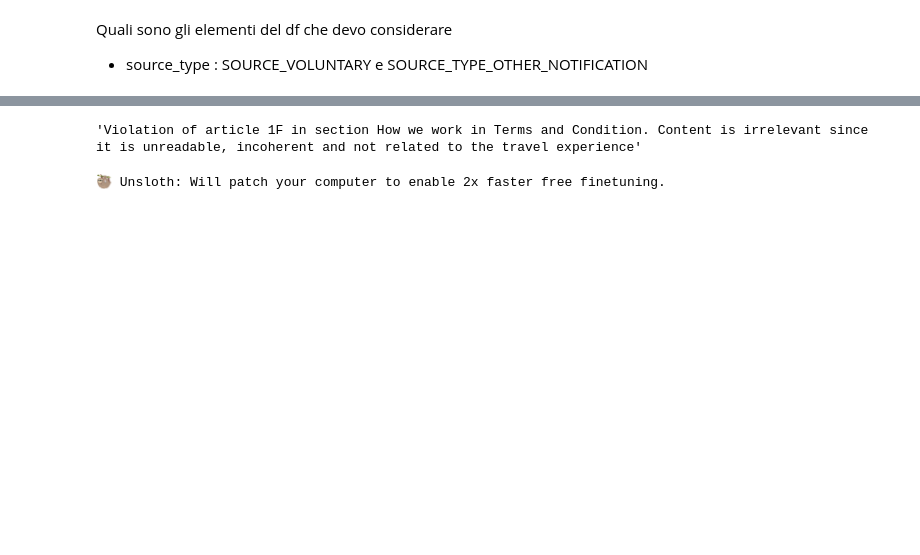
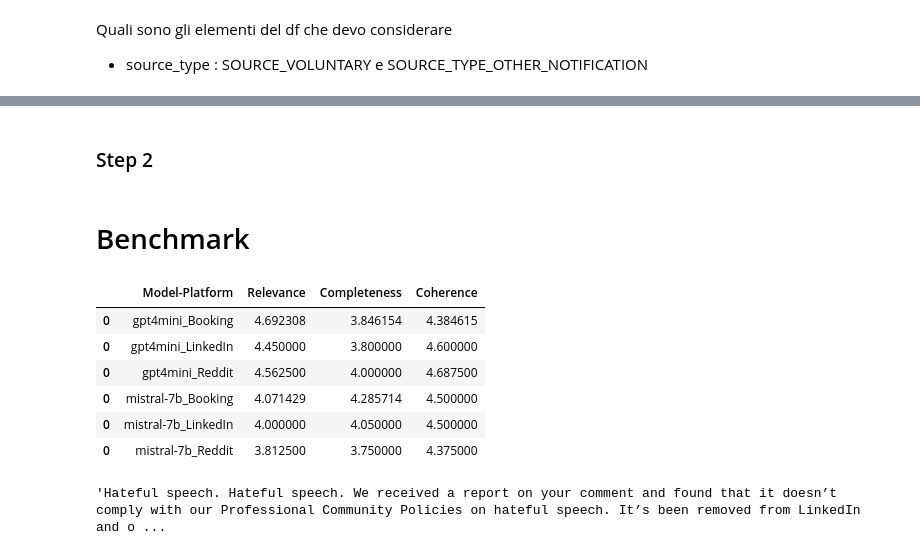
Before and after one commit to sustaz/NLP_DSA_transparency, a Jupyter notebook: statement_of_reason_llm.ipynb, the cells around one changed output, grey strips where cells are left out. Cells and saved outputs as stored; diff of their text form; code cells hidden in the pictures; blank space fills up the shorter version.

```diff
--- a/statement_of_reason_llm.ipynb
+++ b/statement_of_reason_llm.ipynb
@@ -112,13 +95,13 @@ def write_text_to_docx(text, file_path):
 # %% [markdown]
 # Read statements of reason
 # %%
-# prompt: read csv files from a folder and concatenate them into a single dataframe
-
 import pandas as pd
 import os
 
+provider = 'LinkedIn'
+
 # Specify the folder path containing the CSV files
-folder_path = '/content/drive/MyDrive/NLLP/data/Booking/New_Statements_filtered'
+folder_path = f'/content/drive/MyDrive/NLLP/data/{provider}/New_Statements_filtered'
 
 # Initialize an empty list to store the dataframes
 dfs = []
@@ -167,5 +145,5 @@ dtype: int64
 # %%
 from sklearn.model_selection import train_test_split
 
-# Group the DataFrame by 'category' and sample 4 rows from each group
-df = df.groupby('category').apply(lambda x: x.sample(n=4)).reset_index(drop=True)
+# Group the DataFrame by 'category' and sample 1 rows from each group
+df = concatenated_df.groupby('category').apply(lambda x: x.sample(n=1, random_state=42)).reset_index(drop=True)
@@ -343,0 +680,2 @@ for top_phrase in top_corpus.page_content.split('.\n'):
+# %% [markdown]
+### Step 2
@@ -343,0 +748,2 @@ for top_phrase in top_corpus.page_content.split('.\n'):
+# %% [markdown]
+# Benchmark
@@ -343,0 +820,10 @@ for top_phrase in top_corpus.page_content.split('.\n'):
+# %%
+final_result
+# %% [output]
+|  | Model-Platform | Relevance | Completeness | Coherence |
+| 0 | gpt4mini_Booking | 4.692308 | 3.846154 | 4.384615 |
+| 0 | gpt4mini_LinkedIn | 4.450000 | 3.800000 | 4.600000 |
+| 0 | gpt4mini_Reddit | 4.562500 | 4.000000 | 4.687500 |
+| 0 | mistral-7b_Booking | 4.071429 | 4.285714 | 4.500000 |
+| 0 | mistral-7b_LinkedIn | 4.000000 | 4.050000 | 4.500000 |
+| 0 | mistral-7b_Reddit | 3.812500 | 3.750000 | 4.375000 |
@@ -344,50 +987,4 @@ for top_phrase in top_corpus.page_content.split('.\n'):
 # %%
-statements_of_reason[0]
+statements_of_reason[0][1]
 # %% [output]
-'Violation of article 1F in section How we work in Terms and Condition. Content is irrelevant since it is unreadable, incoherent and not related to the travel experience'
+'Hateful speech. Hateful speech. We received a report on your comment and found that it doesn’t comply with our Professional Community Policies on hateful speech. It’s been removed from LinkedIn and o ...
-# %%
-from unsloth import FastLanguageModel
-import torch
-from transformers import AutoModelForCausalLM, AutoTokenizer, AutoModel
-from transformers.generation import GenerationConfig
-
-
-max_seq_length = 1024 # Choose any! We auto support RoPE Scaling internally!
-dtype = torch.float16 # None for auto detection. Float16 for Tesla T4, V100, Bfloat16 for Ampere+
-load_in_4bit = True # Use 4bit quantization to reduce memory usage. Can be False.
-
-# 4bit pre quantized models we support for 4x faster downloading + no OOMs.
-fourbit_models = [
-    "unsloth/mistral-7b-v0.3-bnb-4bit",      # New Mistral v3 2x faster!
-    "unsloth/mistral-7b-instruct-v0.3-bnb-4bit",
-    "unsloth/llama-3-8b-bnb-4bit",           # Llama-3 15 trillion tokens model 2x faster!
-    "unsloth/llama-3-8b-Instruct-bnb-4bit",
-    "unsloth/llama-3-70b-bnb-4bit",
-    "unsloth/Phi-3-mini-4k-instruct",        # Phi-3 2x faster!
-    "unsloth/Phi-3-medium-4k-instruct",
-    "unsloth/mistral-7b-bnb-4bit",
-    "unsloth/gemma-7b-bnb-4bit",             # Gemma 2.2x faster!
-] # More models at https://huggingface.co/unsloth
-
-
-#model_name = "neuralmagic/Meta-Llama-3.1-8B-Instruct-quantized.w8a16"
-model_name =  "unsloth/mistral-7b-instruct-v0.3-bnb-4bit"
-
-"""model, tokenizer = FastLanguageModel.from_pretrained(
-    model_name = model_name,
-    max_seq_length = max_seq_length,
-    dtype = dtype,
-    load_in_4bit = load_in_4bit,
-    # token = "hf_...", # use one if using gated models like meta-llama/Llama-2-7b-hf
-)
-
-model = model.eval()"""
-
-tokenizer = AutoTokenizer.from_pretrained(model_name, trust_remote_code=True)
-model = AutoModelForCausalLM.from_pretrained(
-    model_name,
-    device_map="auto",
-    trust_remote_code=True
-).eval()
-# %% [output]
-🦥 Unsloth: Will patch your computer to enable 2x faster free finetuning.
```
Also changed, not shown: parts of 59 cells of this notebook.
